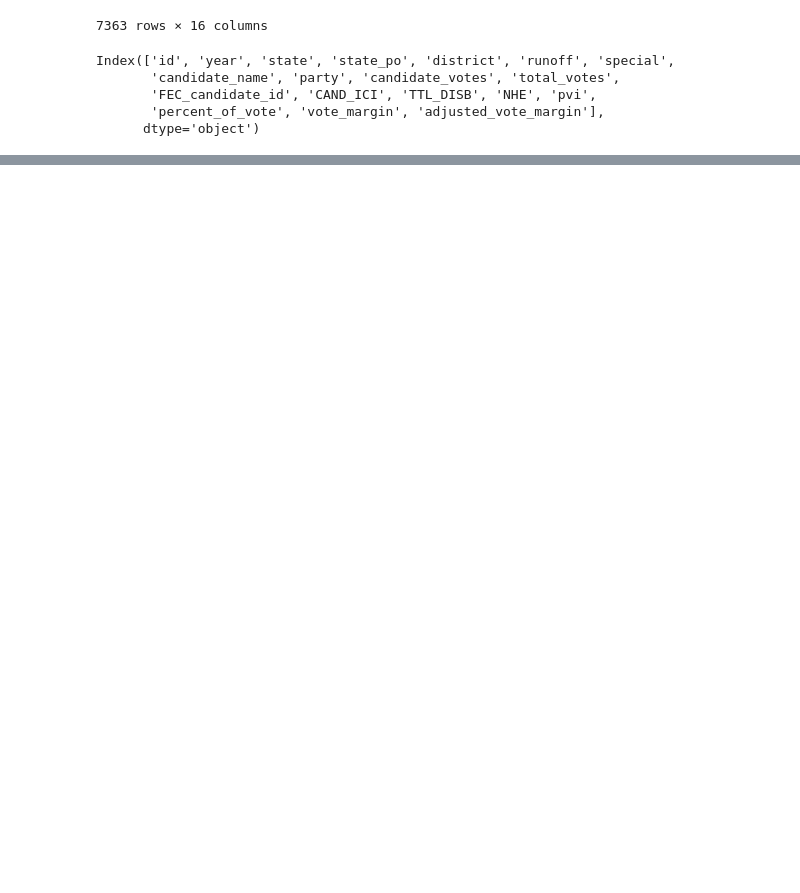
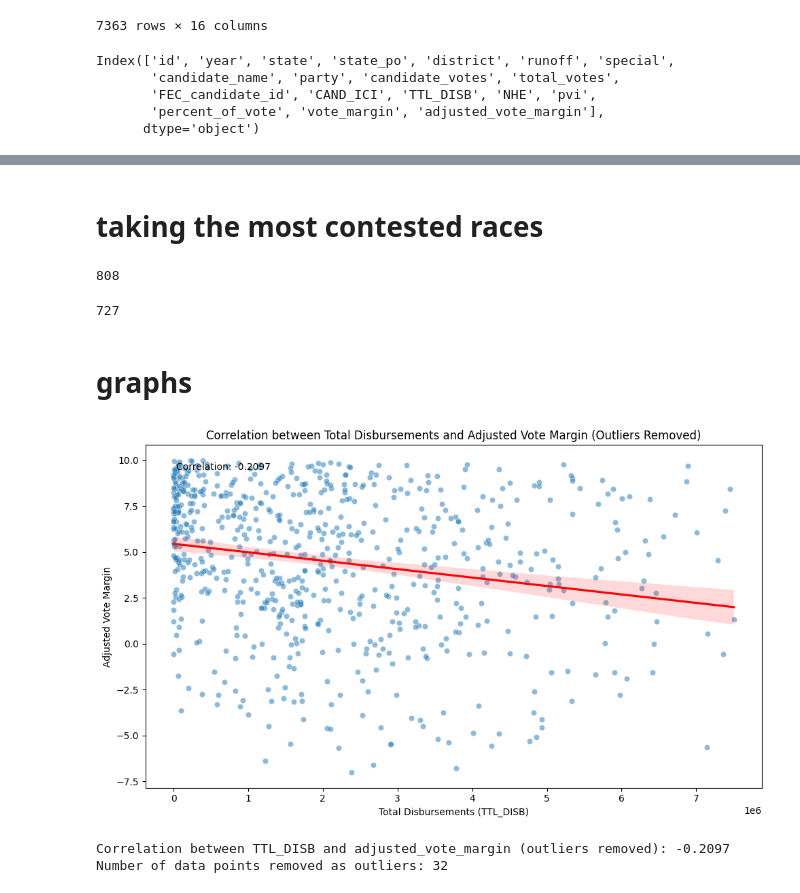
Before and after one commit to anrath/money-and-politics, a Jupyter notebook: analysisV2.ipynb, the cells around one changed output, grey strips where cells are left out. Cells and saved outputs as stored; diff of their text form; code cells hidden in the pictures; blank space fills up the shorter version.

```diff
--- a/analysisV2.ipynb
+++ b/analysisV2.ipynb
@@ -1,6 +1,7 @@
 # %%
 import pandas as pd
 df = pd.read_csv('data/cleaned/merged_house_finance_data_all_years.csv')
+df['TTL_DISB'] = df['TTL_DISB'].fillna(0)
 # %%
 df[df['pvi'].isna()].state.value_counts()
 # %% [output]
@@ -28,7 +29,7 @@ df['percent_of_vote'] = (df['candidate_votes'] / df['total_votes']).round(4)
 # Calculate the difference between the highest and second highest percent_of_vote for each 'id'
 df_sorted = df.sort_values(['id', 'percent_of_vote'], ascending=[True, False])
 df_top2 = df_sorted.groupby('id').head(2)
-df_diff = (-1 * df_top2.groupby('id')['percent_of_vote'].diff()).fillna(0).round(4)
+df_diff = (-1 * df_top2.groupby('id')['percent_of_vote'].diff()).fillna(0).round(2)
 df_margin = df_diff.groupby(df_top2['id']).last().reset_index()
 df_margin.columns = ['id', 'vote_margin']
 
@@ -58,0 +67,19 @@ df_with_margin.to_csv('data/cleaned/all_final.csv', index=False)
+# %% [markdown]
+# taking the most contested races
+# %%
+df_subset = df_with_margin[df_with_margin['adjusted_vote_margin'].abs() < 10]
+df_subset = df_subset[df_subset['year'] >= 2012]
+
+df_subset['district_id'] = df_subset['state_po'] + df_subset['district'].astype(str)
+df_subset.drop(columns=['state_po', 'district'], inplace=True)
+
+df_subset = df_subset[['id', 'district_id', 'year', 'state', 'runoff', 'special', 'candidate_name', 'party',
+       'CAND_ICI', 'TTL_DISB', 'adjusted_vote_margin', 'candidate_votes',
+       'total_votes', 'NHE', 'pvi', 'percent_of_vote', 'vote_margin',
+       'FEC_candidate_id']]
+
+df_subset.sort_values(['district_id', 'year'], inplace=True)
+# %%
+len(df_subset)
+# %% [output]
+808
@@ -58,0 +97,8 @@ df_with_margin.to_csv('data/cleaned/all_final.csv', index=False)
+# %%
+# Group by district_id and filter out districts with only one unique year
+districts_to_keep = df_subset.groupby('district_id')['year'].nunique() > 1
+df_subset = df_subset[df_subset['district_id'].isin(districts_to_keep[districts_to_keep].index)]
+# %%
+len(df_subset)
+# %% [output]
+727
@@ -58,0 +107,48 @@ df_with_margin.to_csv('data/cleaned/all_final.csv', index=False)
+# %% [markdown]
+# graphs
+# %%
+import matplotlib.pyplot as plt
+import seaborn as sns
+import numpy as np
+
+# Remove outliers using IQR method
+def remove_outliers(df, column):
+    Q1 = df[column].quantile(0.25)
+    Q3 = df[column].quantile(0.75)
+    IQR = Q3 - Q1
+    lower_bound = Q1 - 1.5 * IQR
+    upper_bound = Q3 + 1.5 * IQR
+    return df[(df[column] >= lower_bound) & (df[column] <= upper_bound)]
+
+# Remove outliers from both TTL_DISB and adjusted_vote_margin
+df_no_outliers = remove_outliers(df_subset, 'TTL_DISB')
+df_no_outliers = remove_outliers(df_no_outliers, 'adjusted_vote_margin')
+
+# Create a scatter plot
+plt.figure(figsize=(10, 6))
+sns.scatterplot(data=df_no_outliers, x='TTL_DISB', y='adjusted_vote_margin', alpha=0.5)
+
+# Add a regression line
+sns.regplot(data=df_no_outliers, x='TTL_DISB', y='adjusted_vote_margin', scatter=False, color='red')
+
+# Set labels and title
+plt.xlabel('Total Disbursements (TTL_DISB)')
+plt.ylabel('Adjusted Vote Margin')
+plt.title('Correlation between Total Disbursements and Adjusted Vote Margin (Outliers Removed)')
+
+# Calculate and display the correlation coefficient
+correlation = df_no_outliers['TTL_DISB'].corr(df_no_outliers['adjusted_vote_margin'])
+plt.text(0.05, 0.95, f'Correlation: {correlation:.4f}', transform=plt.gca().transAxes,
+         verticalalignment='top')
+
+# Adjust layout and display the plot
+plt.tight_layout()
+plt.show()
+
+# Print the correlation coefficient and the number of removed outliers
+print(f"Correlation between TTL_DISB and adjusted_vote_margin (outliers removed): {correlation:.4f}")
+print(f"Number of data points removed as outliers: {len(df_subset) - len(df_no_outliers)}")
+# %% [output]
+[figure, added]
+Correlation between TTL_DISB and adjusted_vote_margin (outliers removed): -0.2097
+Number of data points removed as outliers: 32
```
Also changed, not shown: parts of 5 cells of this notebook, 3 other files.
